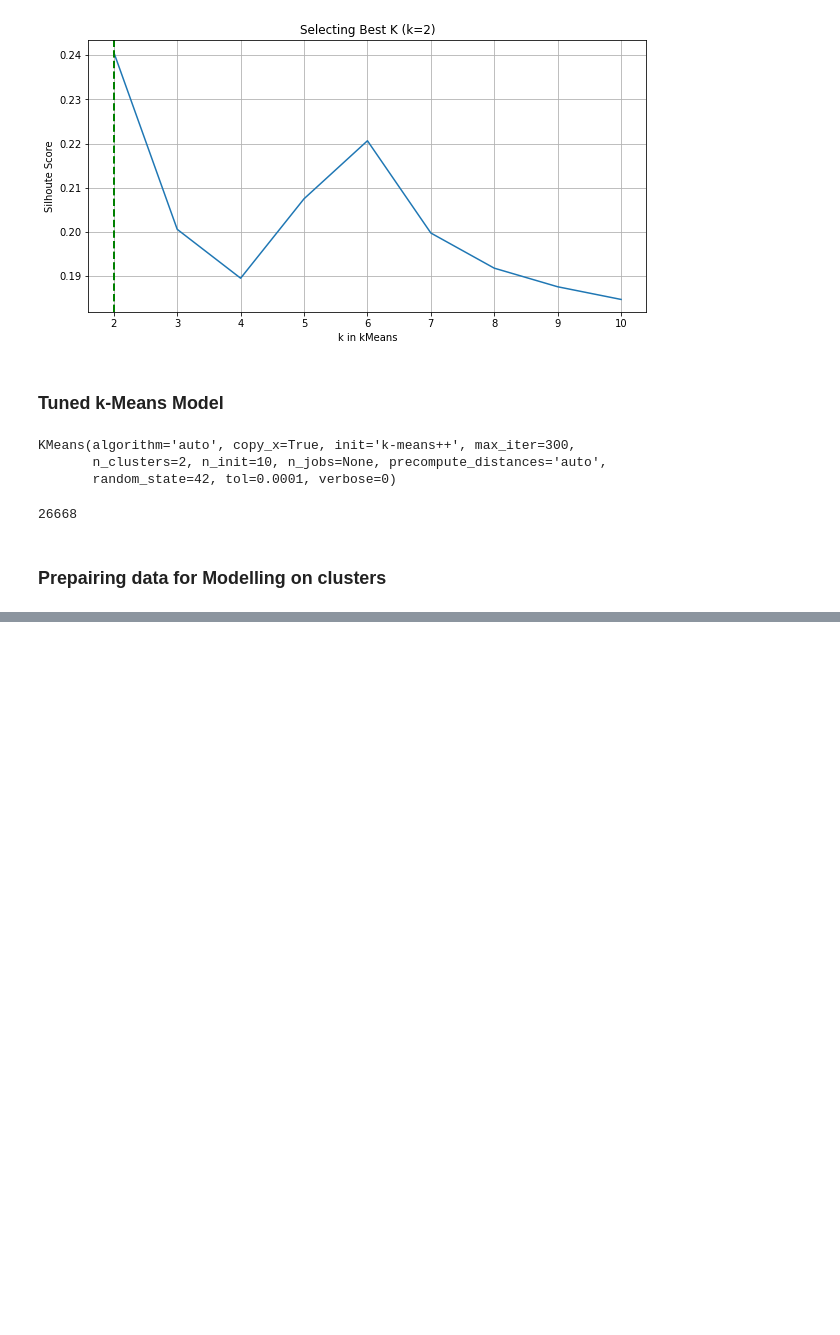
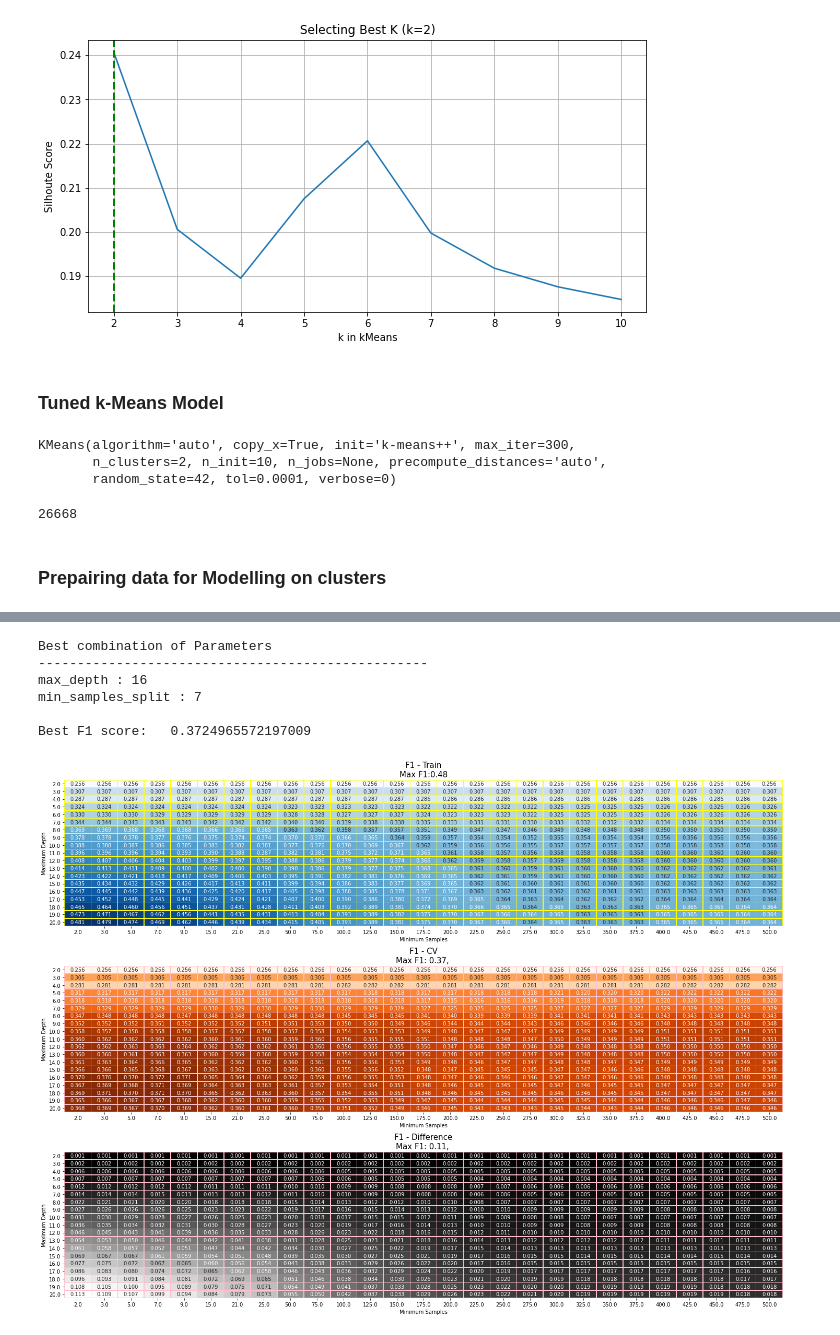
Before and after one commit to gunnerVivek/Employee-Promotion, a Jupyter notebook: 4-boosting_models.ipynb, the cells around one changed output, grey strips where cells are left out. Drawn from its saved outputs; the diff is of its cells as text; code cells hidden in the pictures; blank space fills up the shorter version.

```diff
--- a/4-boosting_models.ipynb
+++ b/4-boosting_models.ipynb
@@ -1228,0 +1387,2 @@ X_oneHot_cluster_2_val = X_oneHot_cluster_2_val.loc[cluster_2_index_val, :]
+# %%
+gs.fit(X_oneHot_cluster_2_train, y_train[cluster_2_index])
@@ -1228,0 +1407,21 @@ X_oneHot_cluster_2_val = X_oneHot_cluster_2_val.loc[cluster_2_index_val, :]
+# %%
+print('Best combination of Parameters')
+print('-'*50)
+
+for k, v in gs.best_params_.items():
+    print(k,':',v)
+
+print()
+
+print('Best F1 score:\t', gs.best_score_)
+# %% [output]
+Best combination of Parameters
+--------------------------------------------------
+max_depth : 16
+min_samples_split : 7
+
+Best F1 score:   0.3724965572197009
+# %%
+results = gs.cv_results_
+results = pd.DataFrame(results)
+#results
@@ -1228,0 +1456,39 @@ X_oneHot_cluster_2_val = X_oneHot_cluster_2_val.loc[cluster_2_index_val, :]
+# %%
+########## PLOTS ##########
+
+xlabel = 'Minimum Samples'
+ylabel = 'Maximum Depth'
+
+fig, ax = plt.subplots(nrows=3,ncols=1, figsize=(20, 15))
+
+#plt.subplot(ax[0])
+axs = ax[0]
+sns.heatmap(f1_train_df, annot=True, linewidths=0.5, cmap = plt.cm.Blues,
+            linecolor='yellow', fmt='0.3f', cbar=False, ax=axs)
+axs.set_title(f'F1 - Train\nMax F1:{max(f1_scores_train):.2f}', fontsize=15)
+axs.set_xlabel(xlabel)
+axs.set_ylabel(ylabel)
+
+axs = ax[1]
+sns.heatmap(f1_test_df, annot=True, linewidths=0.5, cmap = plt.cm.Oranges,
+            linecolor='pink', fmt='0.3f', cbar=False, ax=axs)
+axs.set_title(f'F1 - CV\nMax F1: {max(f1_scores_test):.2f}, ', fontsize=15)
+axs.set_xlabel(xlabel)
+axs.set_ylabel(ylabel)
+
+
+axs = ax[2]
+diff_df = f1_train_df - f1_test_df
+sns.heatmap(f1_train_df - f1_test_df, annot=True, linewidths=0.5, cmap = plt.cm.Greys_r,
+            linecolor='pink', fmt='0.3f', cbar=False, ax=axs)
+
+axs.set_title(f'F1 - Difference\nMax F1: {max(diff_df.max()):.2f}, ', fontsize=15)
+axs.set_xlabel(xlabel)
+axs.set_ylabel(ylabel)
+del diff_df
+
+
+plt.tight_layout(h_pad=1)
+plt.show()
+# %% [output]
+[figure, added]
```
Also changed, not shown: parts of 23 cells of this notebook.
